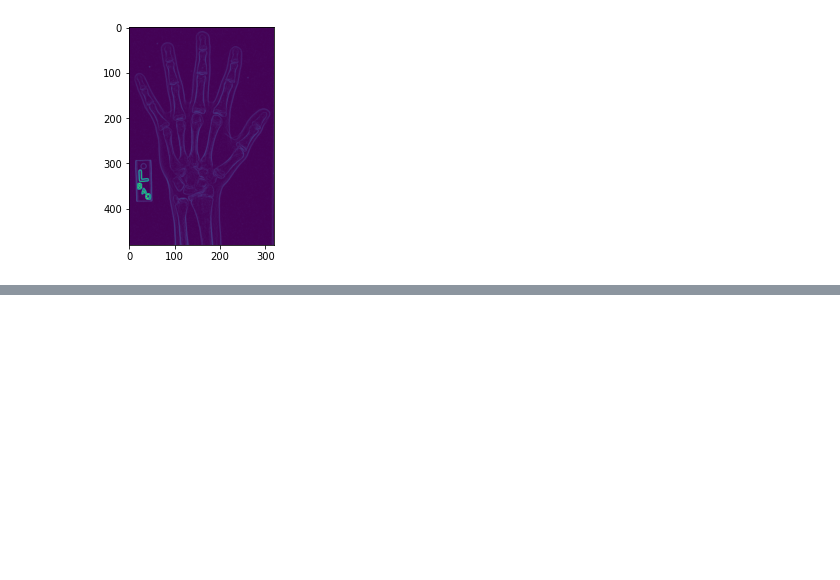
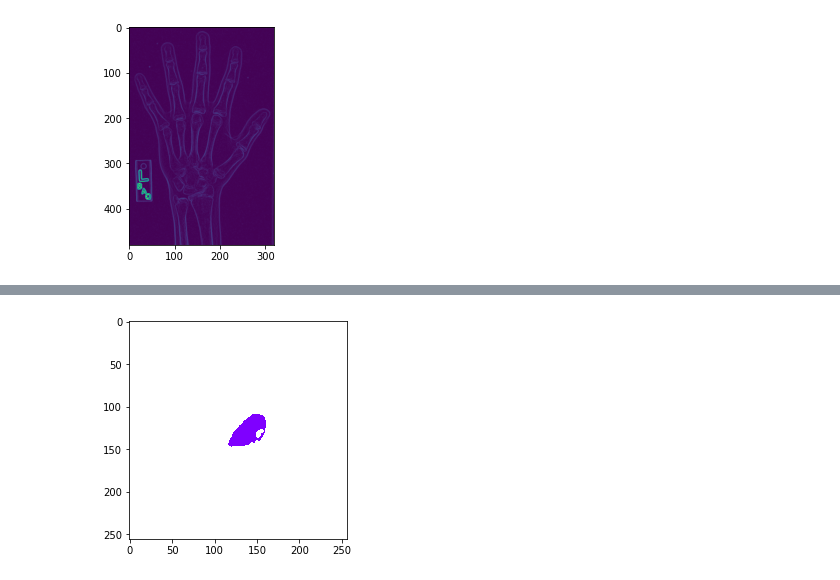
Before and after one commit to MohebZandi/Comupter_Vision, a Jupyter notebook: Biomedical_Image_Processing_Data_Camp.ipynb, the cells around one changed output, grey strips where cells are left out. Cells and saved outputs as stored; diff of their text form; code cells hidden in the pictures; blank space fills up the shorter version.

```diff
--- a/Biomedical_Image_Processing_Data_Camp.ipynb
+++ b/Biomedical_Image_Processing_Data_Camp.ipynb
@@ -570,0 +613,13 @@ plt.show()
+# %%
+# Label the image "mask"
+labels, nlabels = ndi.label(mask)
+
+# Select left ventricle pixels
+lv_val = labels[128, 128]
+lv_mask = np.where(labels== lv_val,1, np.nan)
+
+# Overlay selected label
+plt.imshow(lv_mask, cmap='rainbow')
+plt.show()
+# %% [output]
+[figure, added]
```
Also changed, not shown: parts of 8 cells of this notebook.
